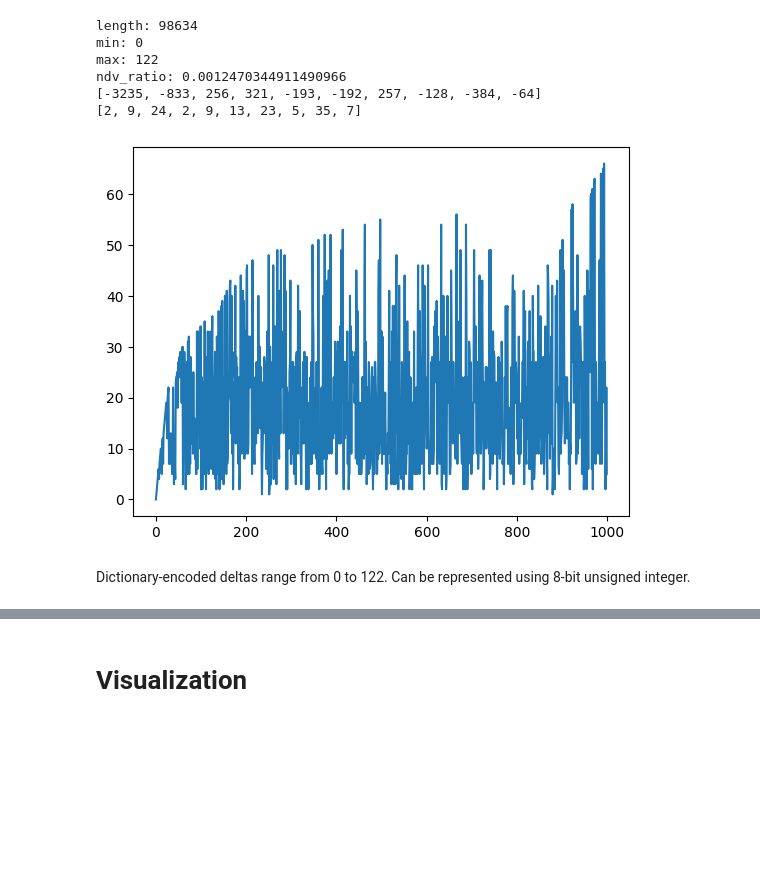
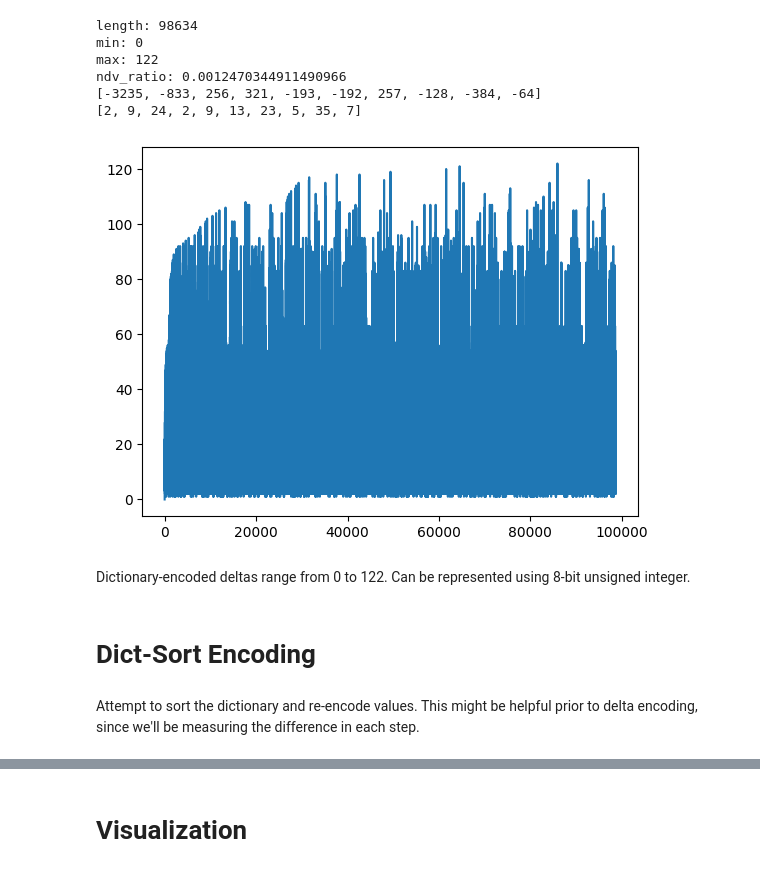
Before and after one commit to mr-brobot/compression, a Jupyter notebook: nbs/analysis.ipynb, the cells around one changed output, grey strips where cells are left out. Cells and saved outputs as stored; diff of their text form; code cells hidden in the pictures; blank space fills up the shorter version.

Commit message:
feat(analysis): simple8b, dict-sort

```diff
--- a/nbs/analysis.ipynb
+++ b/nbs/analysis.ipynb
@@ -236,8 +271,12 @@ ndv_ratio: 0.0012470344911490966
 [-3235, -833, 256, 321, -193, -192, 257, -128, -384, -64]
 [2, 9, 24, 2, 9, 13, 23, 5, 35, 7]
 # %%
-plt.plot(e[:1000]);
+plt.plot(e);
 # %% [output]
-[figure, old version]
+[figure, new version]
 # %% [markdown]
 Dictionary-encoded deltas range from 0 to 122. Can be represented using 8-bit unsigned integer.
+# %% [markdown]
+# Dict-Sort Encoding
+# %% [markdown]
+Attempt to sort the dictionary and re-encode values. This might be helpful prior to delta encoding, since we'll be measuring the difference in each step.
```
Also changed, not shown: parts of 25 cells of this notebook.
